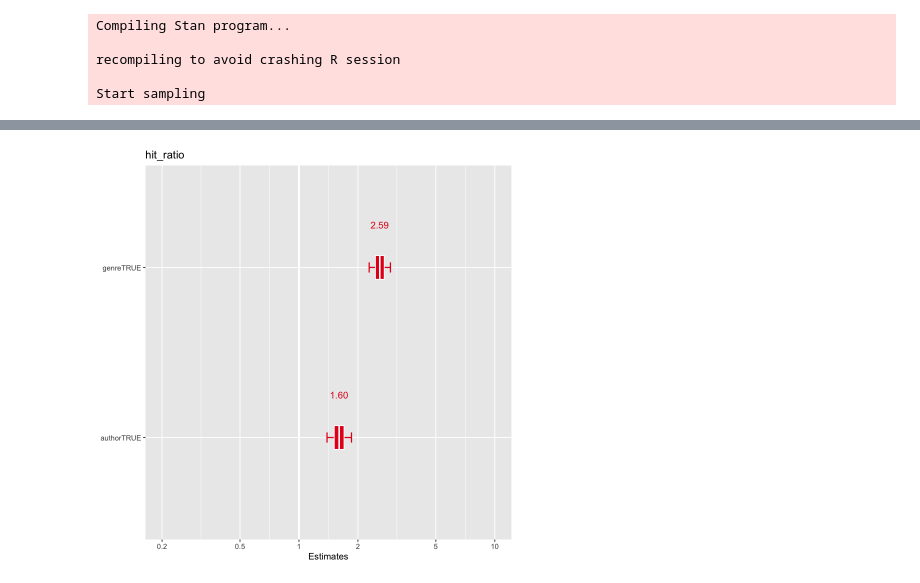
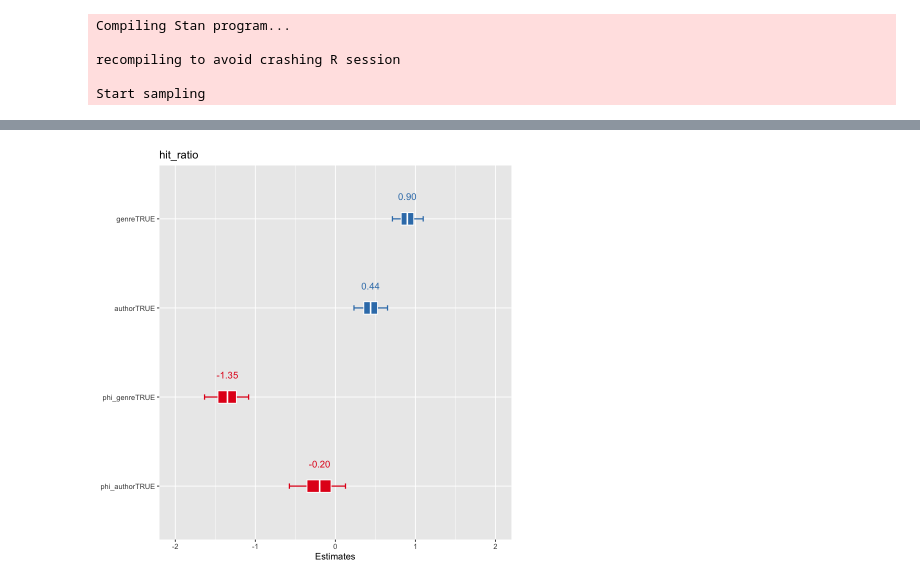
Before and after one commit to mikekestemont/zwerfverzen, a Jupyter notebook: notebooks/04-intertext-brms.ipynb, the cells around one changed output, grey strips where cells are left out. Drawn from its saved outputs; the diff is of its cells as text; code cells hidden in the pictures.

```diff
--- a/notebooks/04-intertext-brms.ipynb
+++ b/notebooks/04-intertext-brms.ipynb
@@ -166,9 +181,9 @@ Draws were sampled using sampling(NUTS). For each parameter, Bulk_ESS
 and Tail_ESS are effective sample size measures, and Rhat is the potential
 scale reduction factor on split chains (at convergence, Rhat = 1).
 # %%
-plot_model(covariate, type="est", show.values=T, sort.est=TRUE, terms=c("genreTRUE", "authorTRUE"))
+plot_model(covariate, type="est", transform=NULL, show.values=T, terms=c("genreTRUE", "authorTRUE", "phi_genreTRUE", "phi_authorTRUE"))
 # %% [output]
-[figure, old version]
+[figure, new version]
 # %%
 intercept_only <- add_criterion(intercept_only, 'loo')
 author_only <- add_criterion(author_only, 'loo')
```
Also changed, not shown: parts of 9 cells of this notebook.
